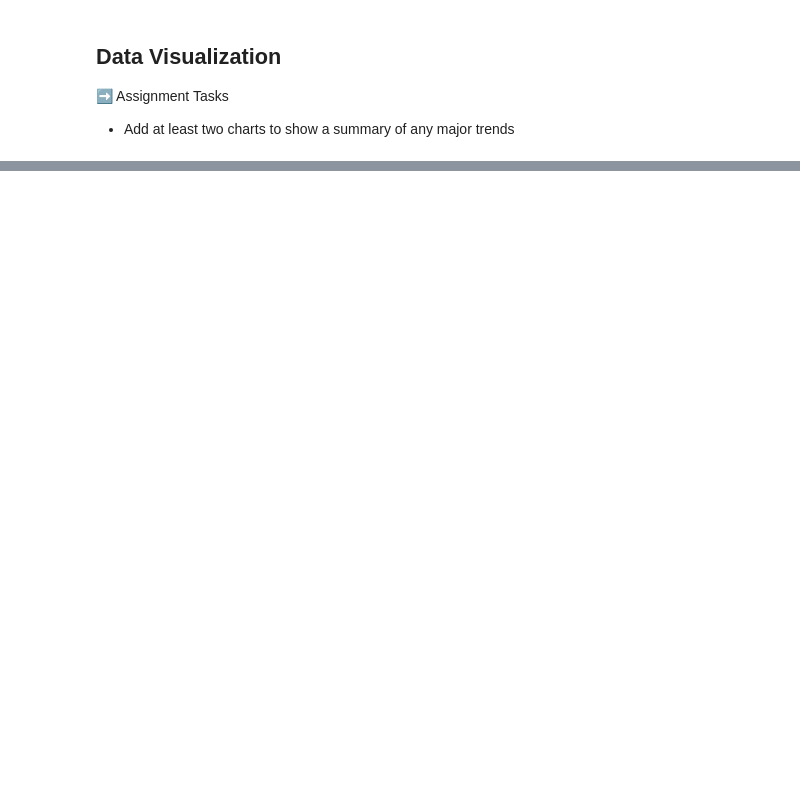
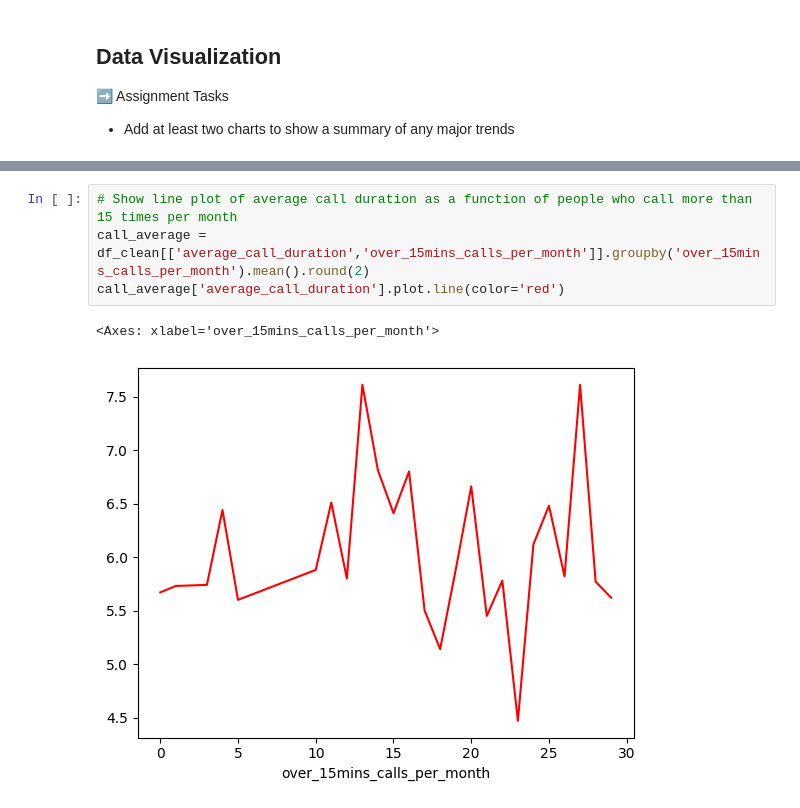
Before and after one commit to BBloxham1/is4487, a Jupyter notebook: Labs/Scripts/lab2_megatelco_intro.ipynb, the cells around one changed output, grey strips where cells are left out. Drawn from its saved outputs; the diff is of its cells as text; blank space fills up the shorter version.

```diff
--- a/Labs/Scripts/lab2_megatelco_intro.ipynb
+++ b/Labs/Scripts/lab2_megatelco_intro.ipynb
@@ -268,0 +257,7 @@ df_clean.describe()
+# %%
+# Show line plot of average call duration as a function of people who call more than 15 times per month
+call_average = df_clean[['average_call_duration','over_15mins_calls_per_month']].groupby('over_15mins_calls_per_month').mean().round(2)
+call_average['average_call_duration'].plot.line(color='red')
+# %% [output]
+<Axes: xlabel='over_15mins_calls_per_month'>
+[figure, added]
```
Also changed, not shown: parts of 3 cells of this notebook.
